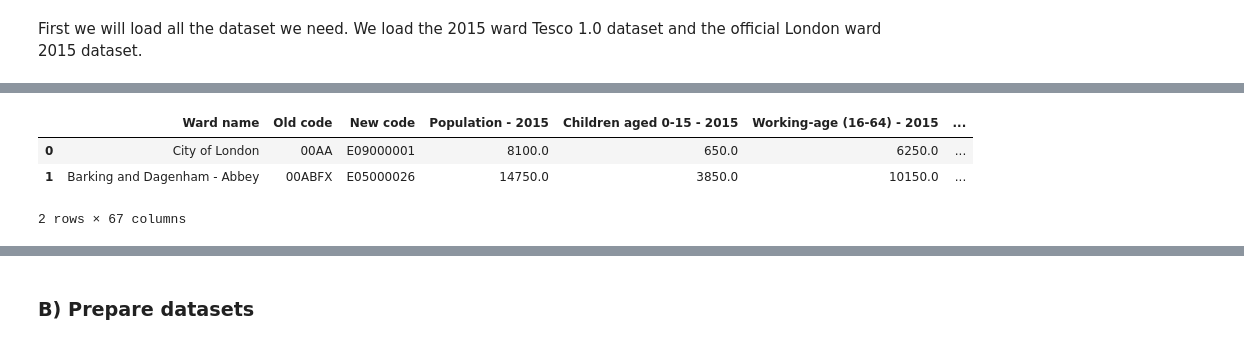
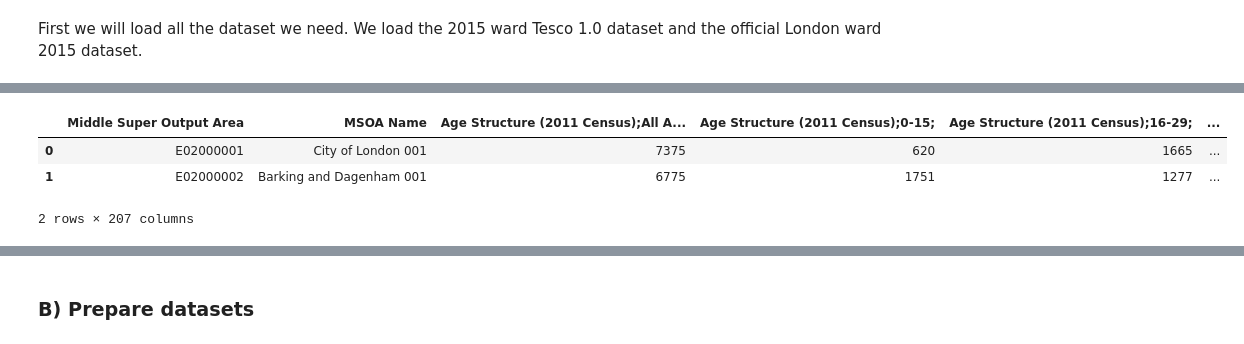
Before and after one commit to epfl-ada/ada-2020-project-milestone-p3-p3_adacadabra, a Jupyter notebook: extension.ipynb, the cells around one changed output, grey strips where cells are left out. Saved outputs shown, nothing was run; the diff lists cells and outputs as text; code cells hidden in the pictures.

```diff
--- a/extension.ipynb
+++ b/extension.ipynb
@@ -14,9 +14,9 @@ import geopandas as gpd
 import matplotlib.pyplot as plt
 # %%
 root = "data/"
-tesco_ward_path = os.path.join(root,"year_osward_grocery.csv")
-ward_profile_path = os.path.join(root,"ward-profiles-excel-version.csv")
+tesco_msoa_path = os.path.join(root,"year_msoa_grocery.csv")
+msoa_profile_path = os.path.join(root,"msoa-data.csv")
 # %%
-tesco_ward_df = pd.read_csv(tesco_ward_path)
-ward_profile_df = pd.read_csv(ward_profile_path,encoding = "ISO-8859-1")
+tesco_msoa_df = pd.read_csv(tesco_msoa_path)
+msoa_profile_df = pd.read_csv(msoa_profile_path,encoding = "ISO-8859-1")
 # %%
@@ -38,8 +38,8 @@ In paper dataset, we have 201 nutrition related features and 638 wards.
 # %%
-ward_profile_df.head(2)
+msoa_profile_df.head(2)
 # %% [output]
-|  | Ward name | Old code | New code | Population - 2015 | Children aged 0-15 - 2015 | Working-age (16-64) - 2015 | ... |
-| 0 | City of London | 00AA | E09000001 | 8100.0 | 650.0 | 6250.0 | ... |
-| 1 | Barking and Dagenham - Abbey | 00ABFX | E05000026 | 14750.0 | 3850.0 | 10150.0 | ... |
+|  | Middle Super Output Area | MSOA Name | Age Structure (2011 Census);All A... | Age Structure (2011 Census);0-15; | Age Structure (2011 Census);16-29; | ... |
+| 0 | E02000001 | City of London 001 | 7375 | 620 | 1665 | ... |
+| 1 | E02000002 | Barking and Dagenham 001 | 6775 | 1751 | 1277 | ... |
-2 rows × 67 columns
+2 rows × 207 columns
 # %%
```
Also changed, not shown: parts of 15 cells of this notebook.
